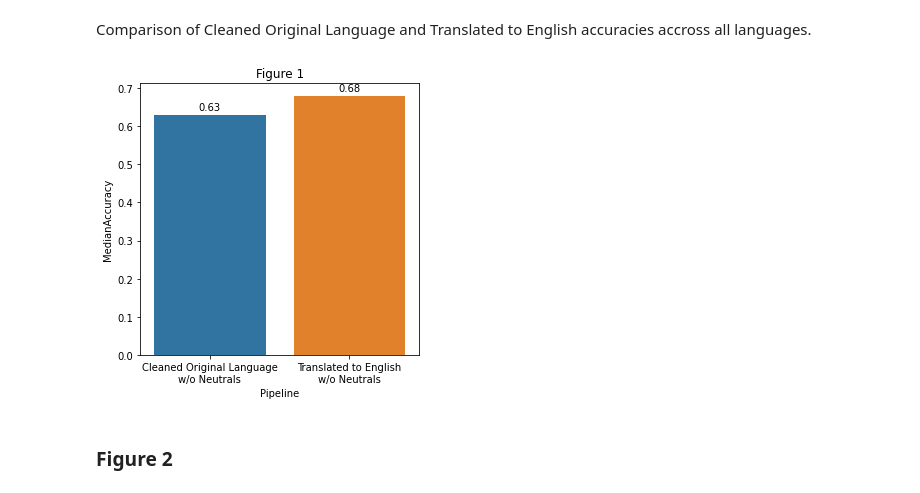
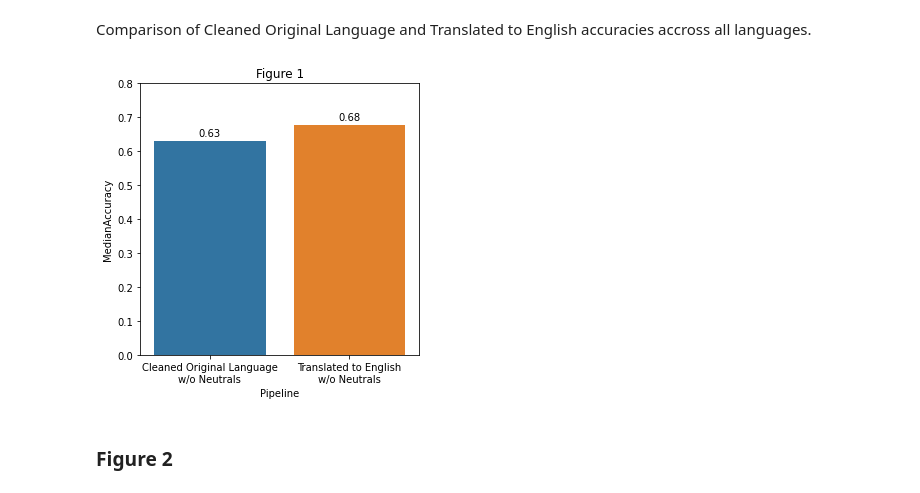
Before and after one commit to edward-chew/machine-translation, a Jupyter notebook: results.ipynb, the cells around one changed output. Drawn from its saved outputs; the diff is of its cells as text; code cells hidden in the pictures.

```diff
--- a/results.ipynb
+++ b/results.ipynb
@@ -28,31 +28,32 @@ def upper_dist(i):
 # %%
 data = pd.DataFrame({"Pipeline": [pipelines[0] + "\nw/o Neutrals", pipelines[1] + "\nw/o Neutrals"],
                      "MedianAccuracy": [0.6292841870731398, 0.6773197763343846],
                      "Confidence": [[0.6292436847905679, 0.6293344412681997], [0.6772634997154882, 0.6773889914107322]]})
 
 plt.rcParams["figure.figsize"] = (5,5)
 
 lower_dists = list(map(lower_dist, [0,1]))
 upper_dists = list(map(upper_dist, [0,1]))
 
 bp = sns.barplot(
     data=data,
     x="Pipeline",
     y="MedianAccuracy",
     yerr=[lower_dists, upper_dists])
 
+plt.ylim(0, 0.8)
 bp.set_title("Figure 1")
 
 for bar in bp.patches:
     bp.annotate(format(bar.get_height(), '.2f'),
                (bar.get_x() + bar.get_width() / 2,
                 bar.get_height()), ha='center', va='center',
                 size=10, xytext=(0, 8),
                 textcoords='offset points')
 
 plt.savefig("Figures/figure1.png", bbox_inches="tight")
 # %% [output]
-[figure, old version]
+[figure, new version]
 # %% [markdown]
 ### Figure 2
 # %% [markdown]
```
Also changed, not shown: parts of 2 cells of this notebook.
